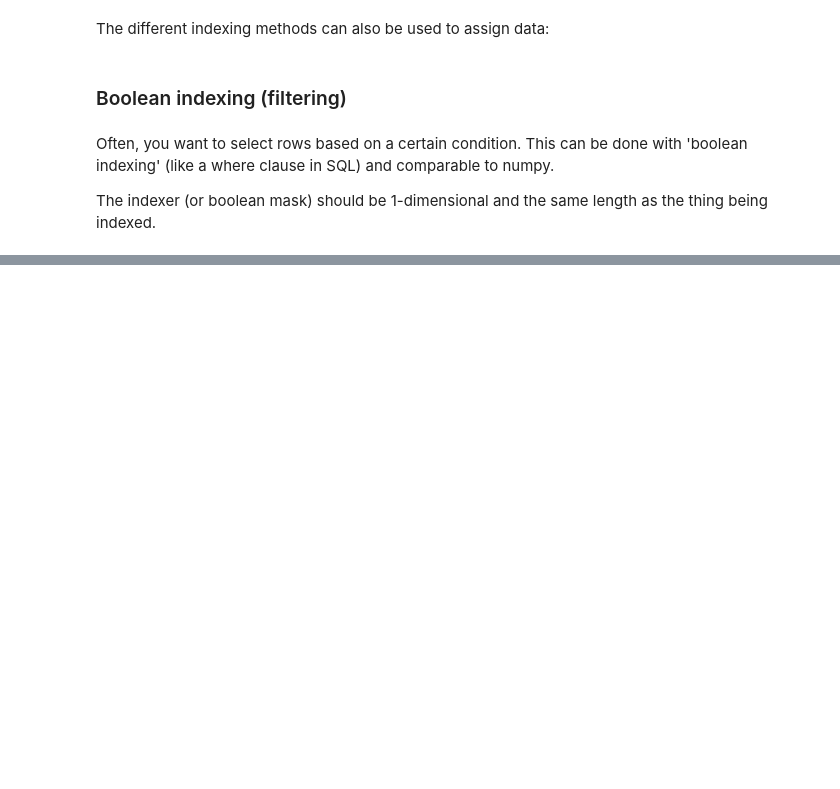
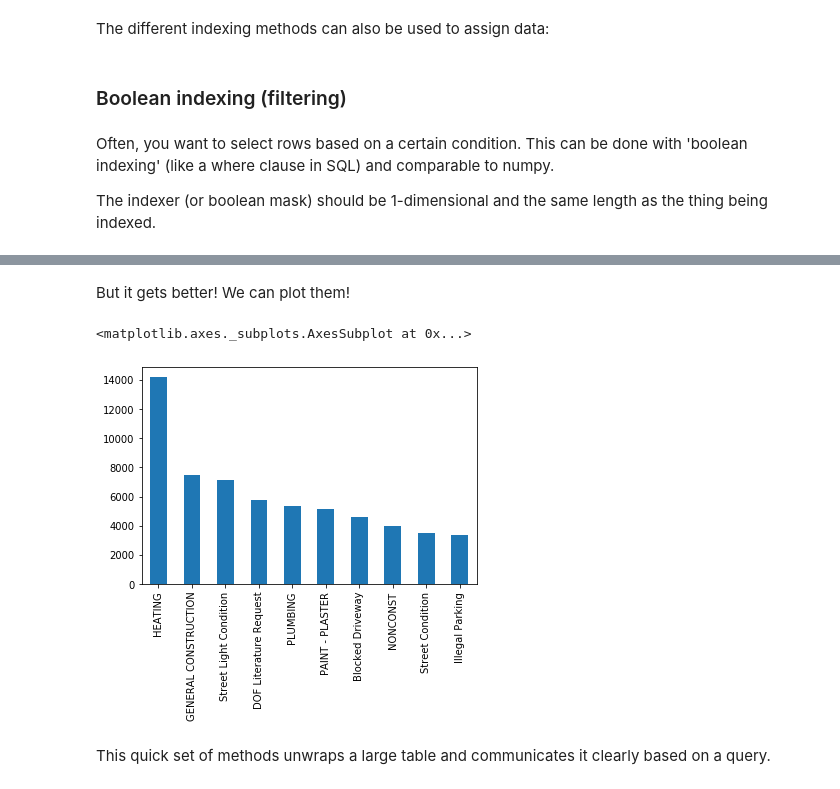
Before and after one commit to dtaantwerp/dtaantwerp.github.io, a Jupyter notebook: notebooks2021/19_Week3_Wednesday_object_orientation_I___basic_pandas__classes__methods_.ipynb, the cells around one changed output, grey strips where cells are left out. Drawn from its saved outputs; the diff is of its cells as text; code cells hidden in the pictures; blank space fills up the shorter version.

```diff
--- a/notebooks2021/19_Week3_Wednesday_object_orientation_I___basic_pandas__classes__methods_.ipynb
+++ b/notebooks2021/19_Week3_Wednesday_object_orientation_I___basic_pandas__classes__methods_.ipynb
@@ -270,0 +309,5 @@ df[df['Fare'] > 50]
+# %%
+# we will import on a table on complaint call data
+
+complaints = pd.read_csv('311-service-requests.csv', dtype='unicode')
+complaints.head()
@@ -270,0 +320,3 @@ df[df['Fare'] > 50]
+# %%
+complaint_counts = complaints['Complaint Type'].value_counts()
+complaint_counts[:10]
@@ -270,0 +335,9 @@ df[df['Fare'] > 50]
+# %% [markdown]
+But it gets better! We can plot them!
+# %%
+complaint_counts[:10].plot(kind='bar')
+# %% [output]
+<matplotlib.axes._subplots.AxesSubplot at 0x...>
+[figure, added]
+# %% [markdown]
+This quick set of methods unwraps a large table and communicates it clearly based on a query.
```
Also changed, not shown: parts of 50 cells of this notebook, 1 other file.
